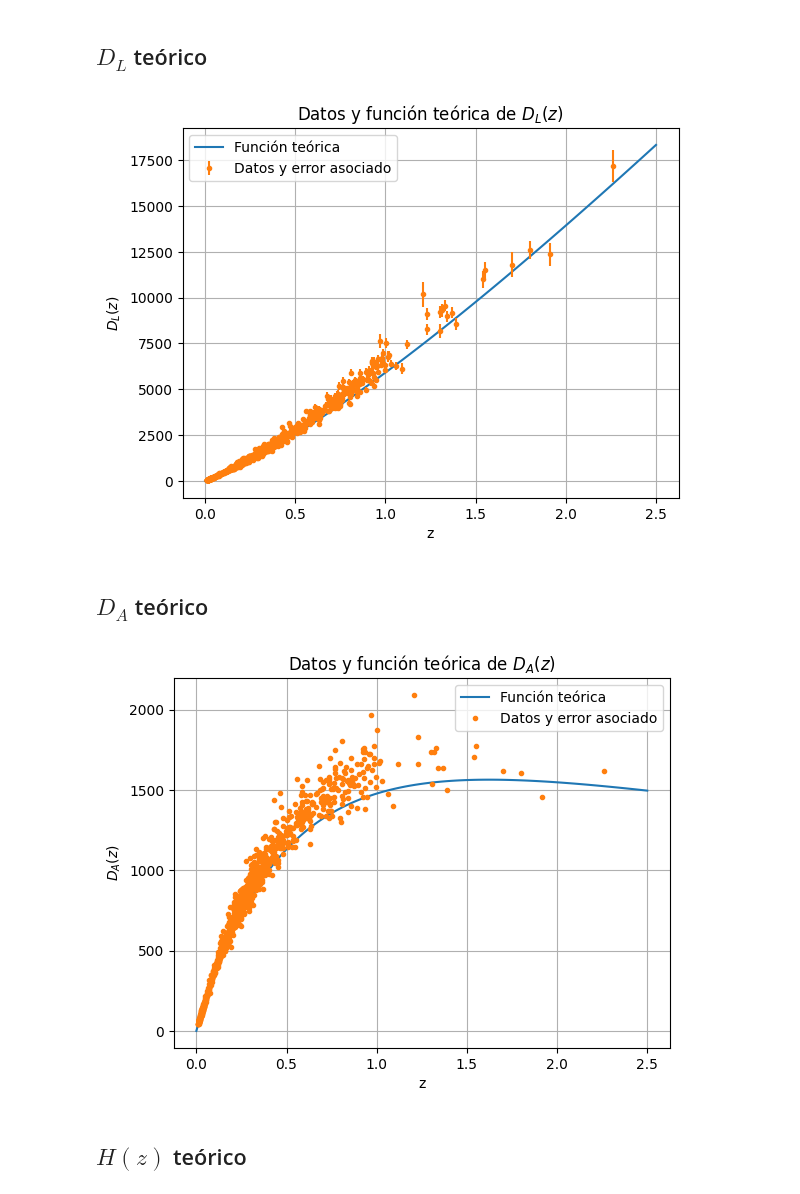
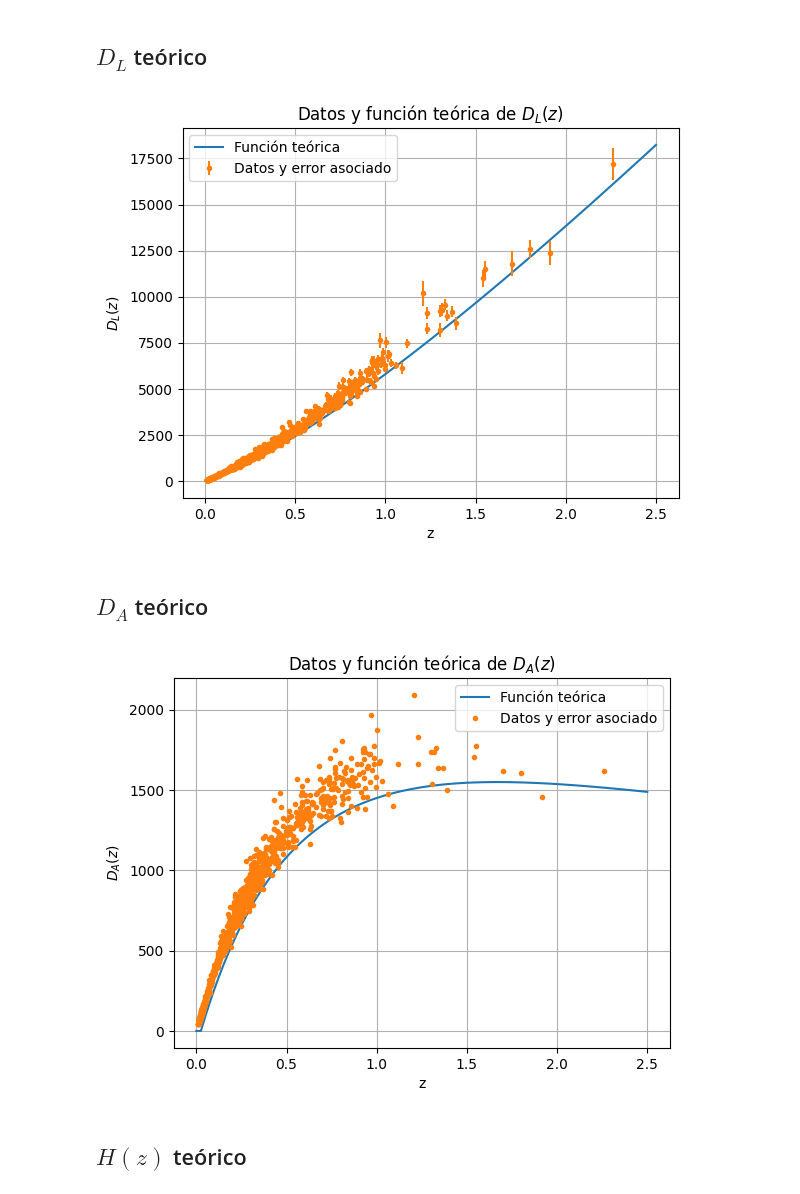
Before and after one commit to XimePS/Practica-DFI, a Jupyter notebook: Codigo con Pantheon.ipynb, the cells around one changed output. Saved outputs shown, nothing was run; the diff lists cells and outputs as text; code cells hidden in the pictures.

```diff
--- a/Codigo con Pantheon.ipynb
+++ b/Codigo con Pantheon.ipynb
@@ -208,6 +208,13 @@ def integral_acumulativa(x, y):
     for i in range(1, len(y)):
         integral[i] = np.trapz(y[:i+1], x[:i+1])
     return integral
+# %%
+def integral_trapecios(x, y, j):
+    n = j
+    integral = 0
+    for i in range(1, n):
+        integral += (x[i] - x[i-1])*(y[i] + y[i-1])/2
+    return integral
 # %%
 H_0 = 70
 O_r = 8.4*10**(-5)
@@ -222,18 +229,21 @@ z_bu = np.linspace(0, 2.5, 100)
 ## $D_L$ teórico
 # %%
 def DL_bm(z_bu, Omega_r, Omega_m, Omega_lambda, omega_DE, Omega_0):
-    return (c*(1+z_bu)/H_0) * integral_acumulativa(z_bu, 1/np.sqrt((Omega_r*(1+z_bu)**(3*(1 + 1/3)) + Omega_m*(1+z_bu)**3 + Omega_lambda*(1+z_bu)**(3*(1+omega_DE)) + (1-Omega_0)*(1+z_bu)**2)))
+    distancia = np.zeros(len(z_bu))
+    for i in range(len(z_bu)):
+        distancia[i] = integral_trapecios(z_bu, 1/np.sqrt((Omega_r*(1+z_bu)**(3*(1 + 1/3)) + Omega_m*(1+z_bu)**3 + Omega_lambda*(1+z_bu)**(3*(1+omega_DE)) + (1-Omega_0)*(1+z_bu)**2)), i)
+    return (c*(1+z_bu)/H_0) * distancia
 
 plt.plot(z_bu, DL_bm(z_bu,O_r, O_m, O_lambda, o_DE, O_0), label = 'Función teórica')
 plt.errorbar(z_cmb_ordenado, D_L, yerr=desv_L, fmt='.', label='Datos y error asociado')
 plt.grid(True)
 plt.title('Datos y función teórica de $D_L(z)$')
 plt.xlabel('z')
 plt.ylabel('$D_L(z)$')
 plt.legend()
 plt.show()
 # %% [output]
-[figure, old version]
+[figure, new version]
 # %% [markdown]
 ## $D_A$ teórico
 # %%
@@ -248,7 +258,7 @@ plt.ylabel('$D_A(z)$')
 plt.legend()
 plt.show()
 # %% [output]
-[figure, old version]
+[figure, new version]
 # %% [markdown]
 ## $H(z)$ teórico
 # %%
```
Also changed, not shown: 2 other files.
